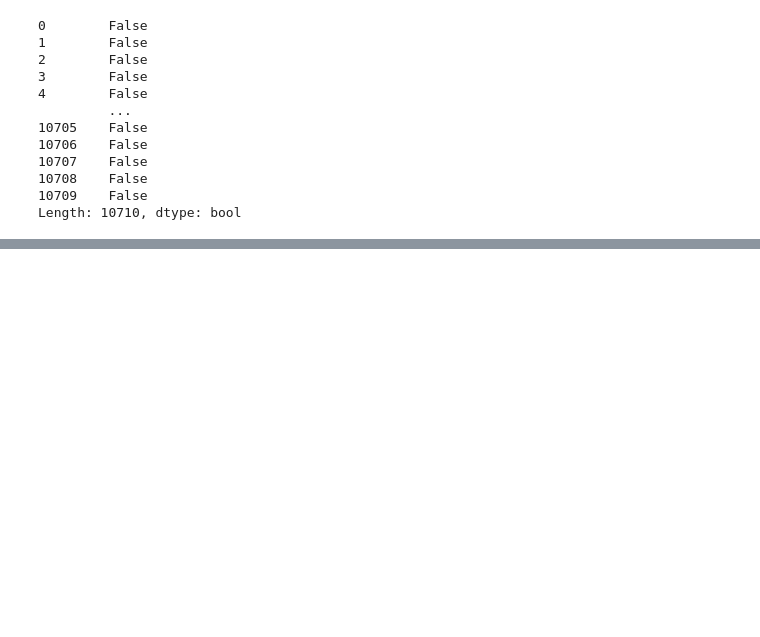
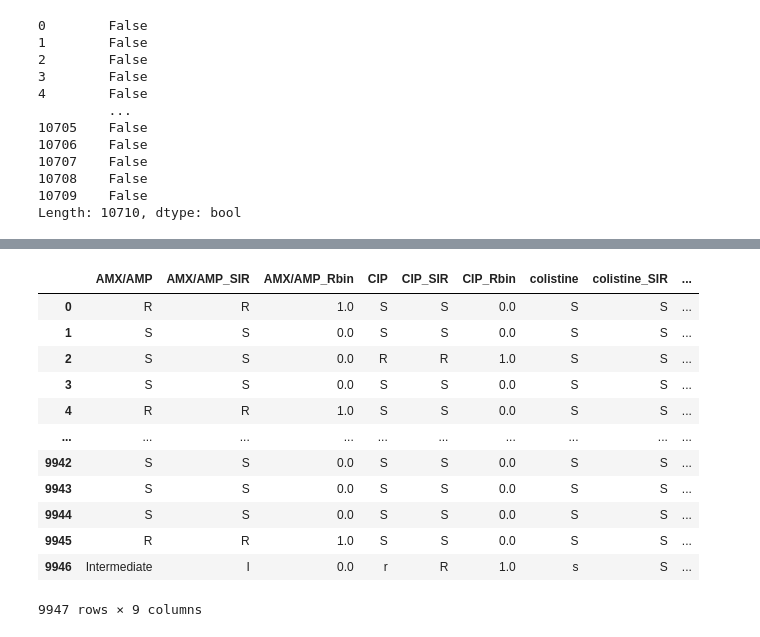
Before and after one commit to smaje99/diploma-in-data-analytics-in-business-management-unir, a Jupyter notebook: mbr-susceptibility-eda/mbr-susceptibility-eda.ipynb, the cells around one changed output, grey strips where cells are left out. Drawn from its saved outputs; the diff is of its cells as text; code cells hidden in the pictures; blank space fills up the shorter version.

```diff
--- a/mbr-susceptibility-eda/mbr-susceptibility-eda.ipynb
+++ b/mbr-susceptibility-eda/mbr-susceptibility-eda.ipynb
@@ -1154,0 +1323,22 @@ Filas eliminadas por no contener información útil: 697
+# %%
+# %%
+# Vista rápida de algunas columnas con sus versiones SIR y Rbin
+cols_to_show = []
+for base in ["AMX/AMP", "CIP", "colistine"]:
+    cols_to_show.extend([base, f"{base}_SIR", f"{base}_Rbin"])
+
+df_clean[cols_to_show]
+# %% [output]
+|  | AMX/AMP | AMX/AMP_SIR | AMX/AMP_Rbin | CIP | CIP_SIR | CIP_Rbin | colistine | colistine_SIR | ... |
+| 0 | R | R | 1.0 | S | S | 0.0 | S | S | ... |
+| 1 | S | S | 0.0 | S | S | 0.0 | S | S | ... |
+| 2 | S | S | 0.0 | R | R | 1.0 | S | S | ... |
+| 3 | S | S | 0.0 | S | S | 0.0 | S | S | ... |
+| 4 | R | R | 1.0 | S | S | 0.0 | S | S | ... |
+| ... | ... | ... | ... | ... | ... | ... | ... | ... | ... |
+| 9942 | S | S | 0.0 | S | S | 0.0 | S | S | ... |
+| 9943 | S | S | 0.0 | S | S | 0.0 | S | S | ... |
+| 9944 | S | S | 0.0 | S | S | 0.0 | S | S | ... |
+| 9945 | R | R | 1.0 | S | S | 0.0 | S | S | ... |
+| 9946 | Intermediate | I | 0.0 | r | R | 1.0 | s | S | ... |
+9947 rows × 9 columns
```
Also changed, not shown: parts of 34 cells of this notebook, 1 other file.
